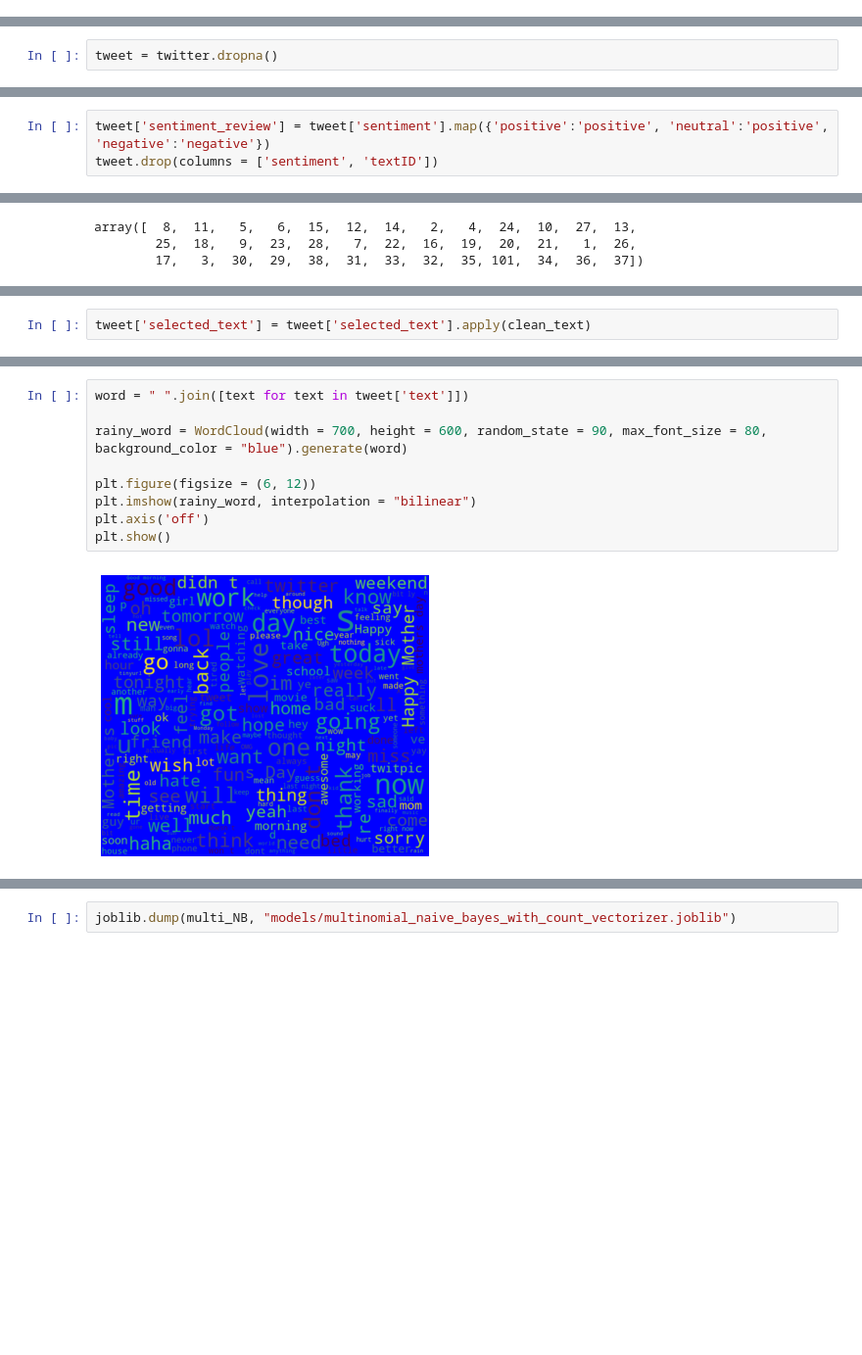
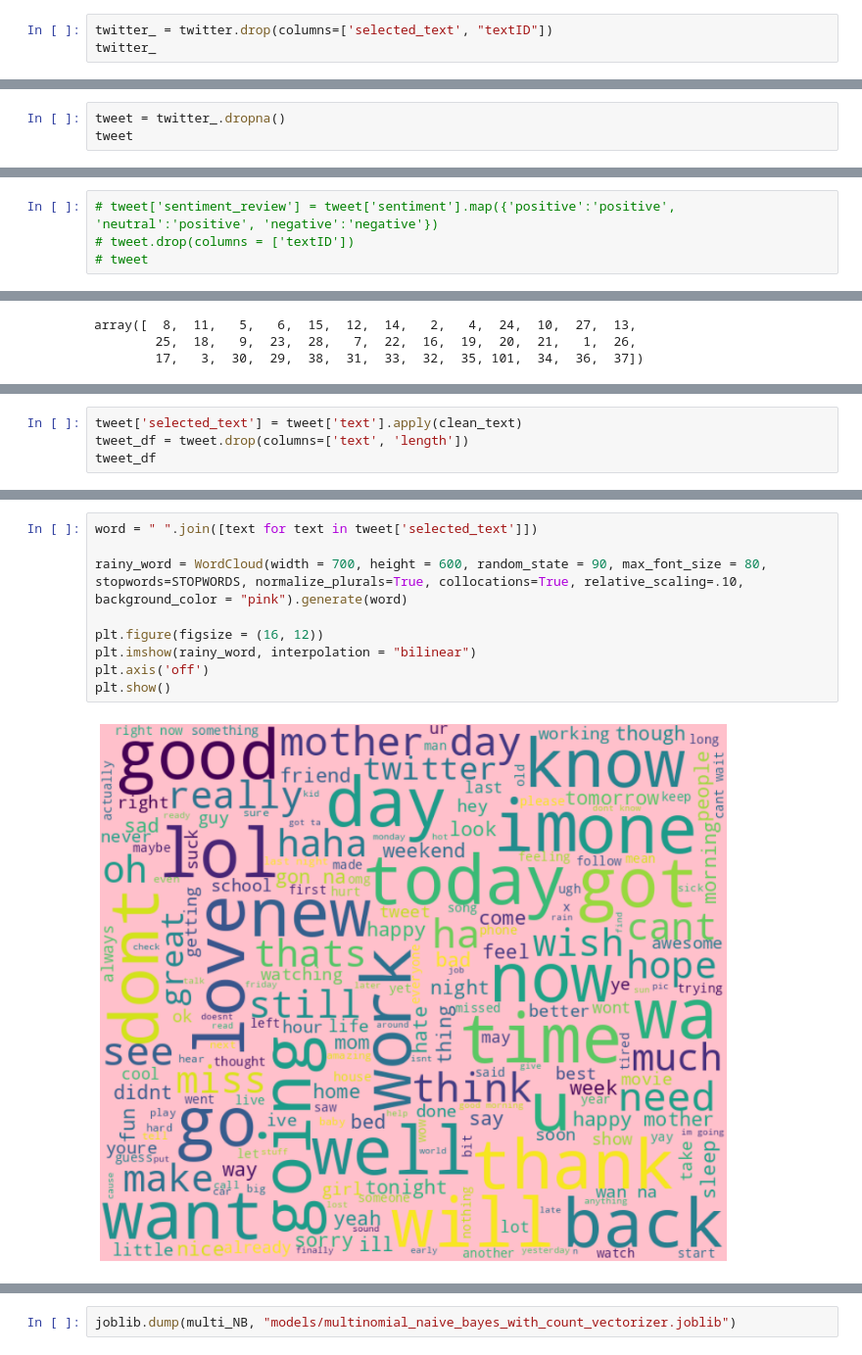
Before and after one commit to cisco00/Twitter_Sentiment_Analysis, a Jupyter notebook: Multinomial.ipynb, the cells around one changed output, grey strips where cells are left out. Shown at 98% size. Saved outputs shown, nothing was run; the diff lists cells and outputs as text; blank space fills up the shorter version.

```diff
--- a/Multinomial.ipynb
+++ b/Multinomial.ipynb
@@ -53,0 +61,3 @@ Index(['textID', 'text', 'selected_text', 'sentiment'], dtype='object')
+# %%
+twitter_ = twitter.drop(columns=['selected_text', "textID"])
+twitter_
@@ -63,3 +97,4 @@ sentiment        0
 dtype: int64
 # %%
-tweet = twitter.dropna()
+tweet = twitter_.dropna()
+tweet
@@ -100,3 +140,4 @@ tweet['length'] = tweet['text'].apply(lambda X: len(str(X).split(' ')))
 # %%
-tweet['sentiment_review'] = tweet['sentiment'].map({'positive':'positive', 'neutral':'positive', 'negative':'negative'})
-tweet.drop(columns = ['sentiment', 'textID'])
+# tweet['sentiment_review'] = tweet['sentiment'].map({'positive':'positive', 'neutral':'positive', 'negative':'negative'})
+# tweet.drop(columns = ['textID'])
+# tweet
@@ -176,2 +204,4 @@ Name: sentiment_review, dtype: int64
 # %%
-tweet['selected_text'] = tweet['selected_text'].apply(clean_text)
+tweet['selected_text'] = tweet['text'].apply(clean_text)
+tweet_df = tweet.drop(columns=['text', 'length'])
+tweet_df
@@ -180,12 +224,12 @@ tweet['selected_text'] = tweet['selected_text'].apply(clean_text)
 # %%
-word = " ".join([text for text in tweet['text']])
+word = " ".join([text for text in tweet['selected_text']])
 
-rainy_word = WordCloud(width = 700, height = 600, random_state = 90, max_font_size = 80, background_color = "blue").generate(word)
+rainy_word = WordCloud(width = 700, height = 600, random_state = 90, max_font_size = 80, stopwords=STOPWORDS, normalize_plurals=True, collocations=True, relative_scaling=.10, background_color = "pink").generate(word)
 
-plt.figure(figsize = (6, 12))
+plt.figure(figsize = (16, 12))
 plt.imshow(rainy_word, interpolation = "bilinear")
 plt.axis('off')
 plt.show()
 # %% [output]
-[figure, old version]
+[figure, new version]
 # %% [markdown]
```
Also changed, not shown: parts of 55 cells of this notebook, 2 other files.
